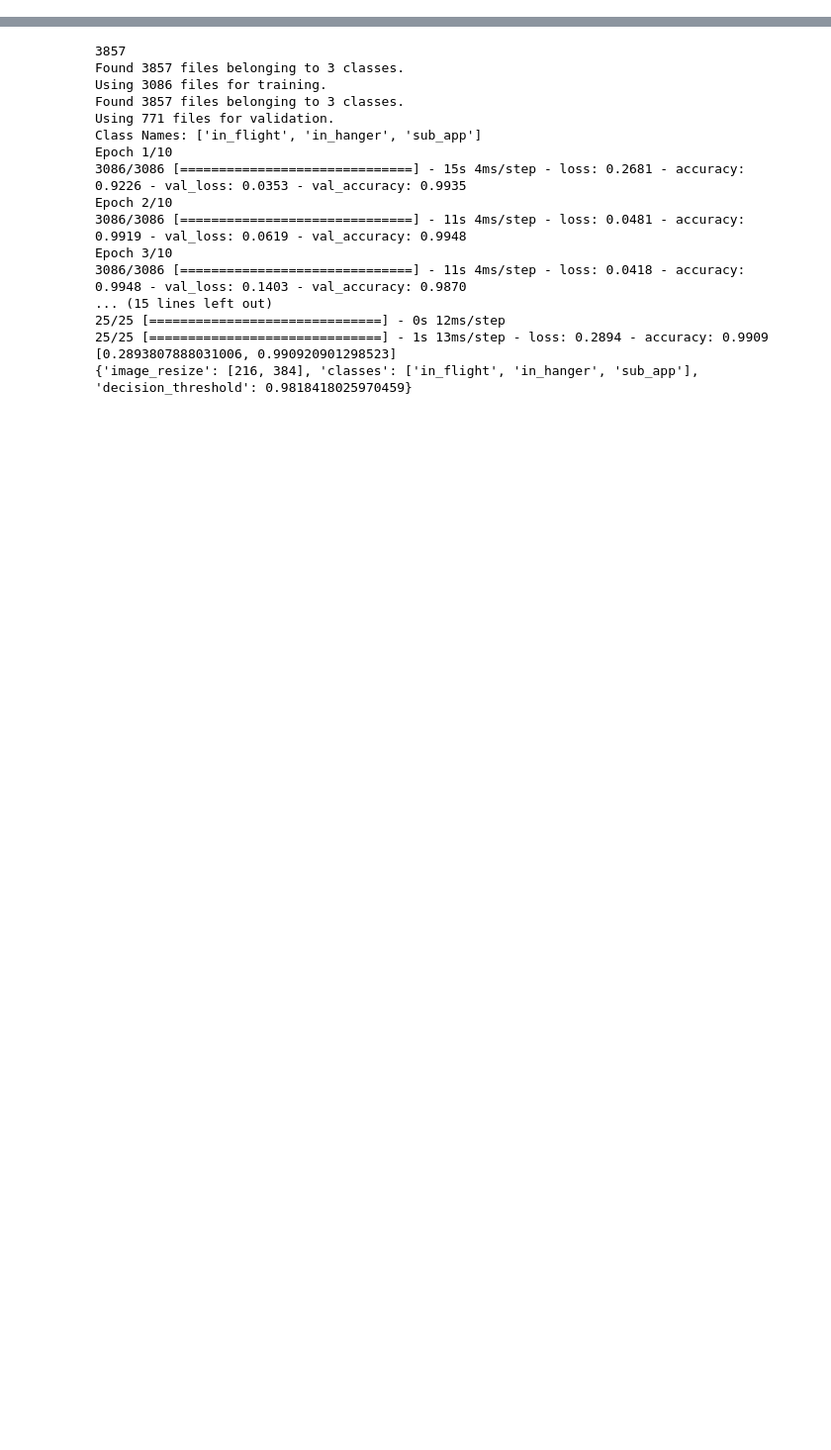
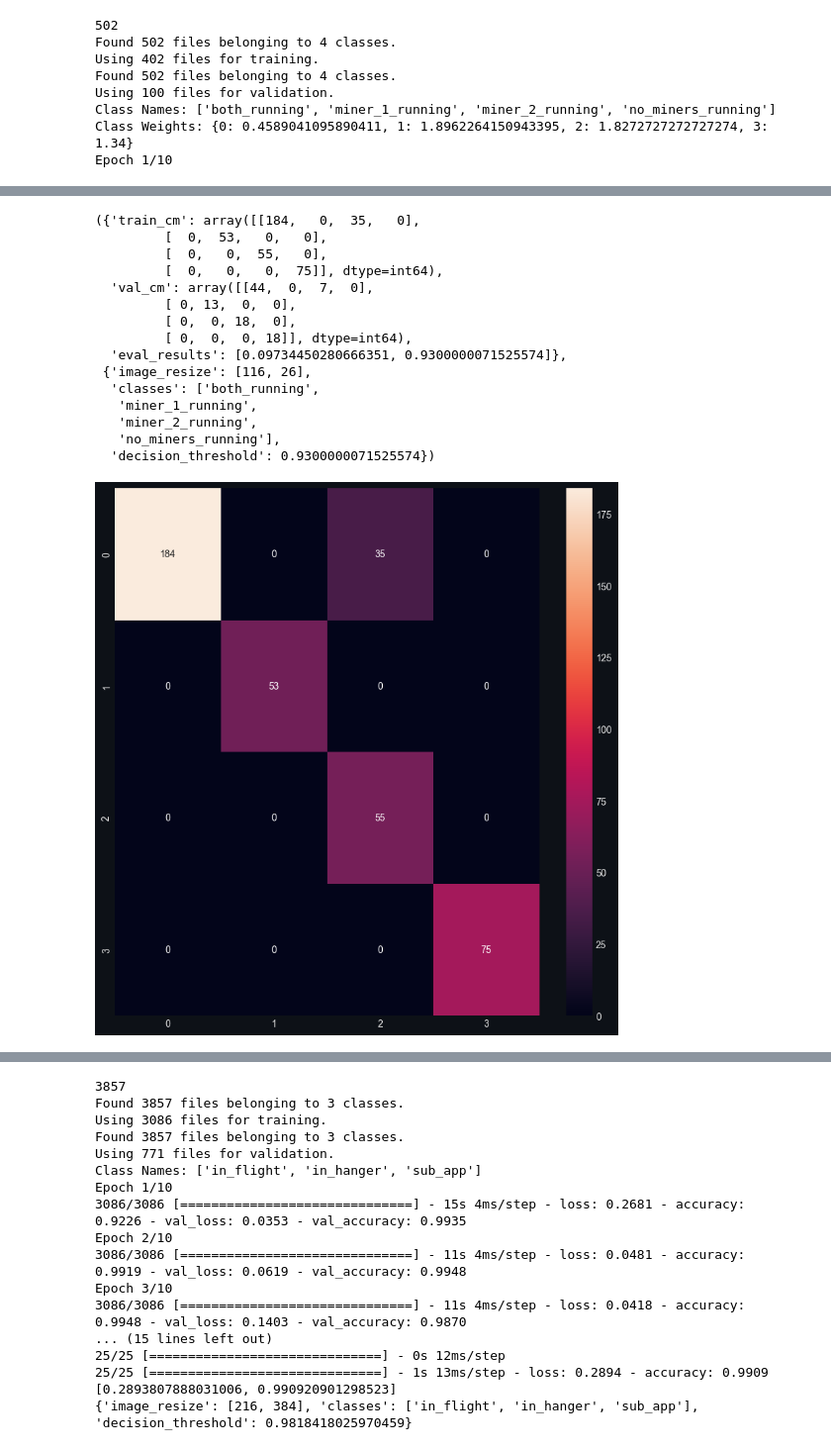
Before and after one commit to darkmatter2222/EVE-Online-Bot, a Jupyter notebook: TrainingPipelines/UniversalTrainer.ipynb, the cells around one changed output, grey strips where cells are left out. Shown at 99% size. Saved outputs shown, nothing was run; the diff lists cells and outputs as text; code cells hidden in the pictures; blank space fills up the shorter version.

```diff
--- a/TrainingPipelines/UniversalTrainer.ipynb
+++ b/TrainingPipelines/UniversalTrainer.ipynb
@@ -43,3 +43,39 @@ def save_to_gcp(source_file, dest_file):
     blob.upload_from_filename(source_file)
     #blob = bucket.blob('eve_online_models/Eve_Online_Models/test.h5')
     #blob.upload_from_filename(r"O:\eve_models\training_data\game_state\game_state_model.h5")
+
+def train(training_root, meta_file, params, save_to_gcp=True):
+    stats, rendering = build_and_train(**params)
+    print(stats['eval_results'])
+    render_cm(stats, 'train_cm')
+    render_cm(stats, 'val_cm')
+    write_rendering(meta_file, rendering)
+    print(rendering)
+    if save_to_gcp:
+        save_to_gcp(source_file=params['model_location'], dest_file=f'{params["model_name"]}/{params["model_name"]}_model.h5')
+        save_to_gcp(source_file=meta_file, dest_file=f'{params["model_name"]}/{params["model_name"]}_meta.json')
+    return stats, rendering
+# %%
+model_name = 'mining_tool_state'
+training_root = r'O:\eve_models\training_data\mining_tool_state'
+model_file = f'{training_root}/{model_name}_model.h5'
+meta_file = f'{training_root}/{model_name}_meta.json'
+
+params = {
+    'root_image_directory': training_root,
+    'model_location': model_file,
+    'model_name': model_name,
+    'epochs': 10,
+    'auto_balance_data':True
+}
+
+train(training_root, meta_file, params, save_to_gcp = False)
+# %% [output]
+502
+Found 502 files belonging to 4 classes.
+Using 402 files for training.
+Found 502 files belonging to 4 classes.
+Using 100 files for validation.
+Class Names: ['both_running', 'miner_1_running', 'miner_2_running', 'no_miners_running']
+Class Weights: {0: 0.4589041095890411, 1: 1.8962264150943395, 2: 1.8272727272727274, 3: 1.34}
+Epoch 1/10
@@ -45,0 +99,16 @@ def save_to_gcp(source_file, dest_file):
+({'train_cm': array([[184,   0,  35,   0],
+         [  0,  53,   0,   0],
+         [  0,   0,  55,   0],
+         [  0,   0,   0,  75]], dtype=int64),
+  'val_cm': array([[44,  0,  7,  0],
+         [ 0, 13,  0,  0],
+         [ 0,  0, 18,  0],
+         [ 0,  0,  0, 18]], dtype=int64),
+  'eval_results': [0.09734450280666351, 0.9300000071525574]},
+ {'image_resize': [116, 26],
+  'classes': ['both_running',
+   'miner_1_running',
+   'miner_2_running',
+   'no_miners_running'],
+  'decision_threshold': 0.9300000071525574})
+[figure, added]
```
Also changed, not shown: parts of 3 cells of this notebook, 4 other files.
